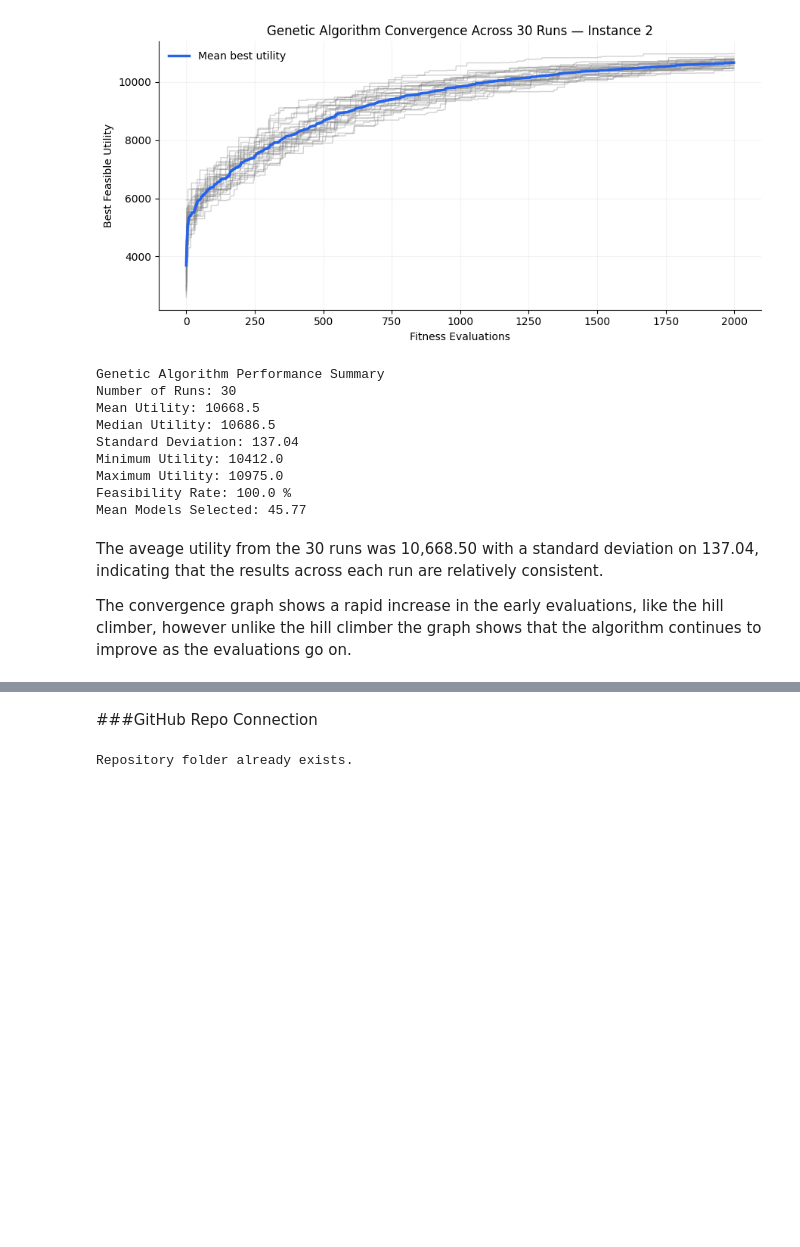
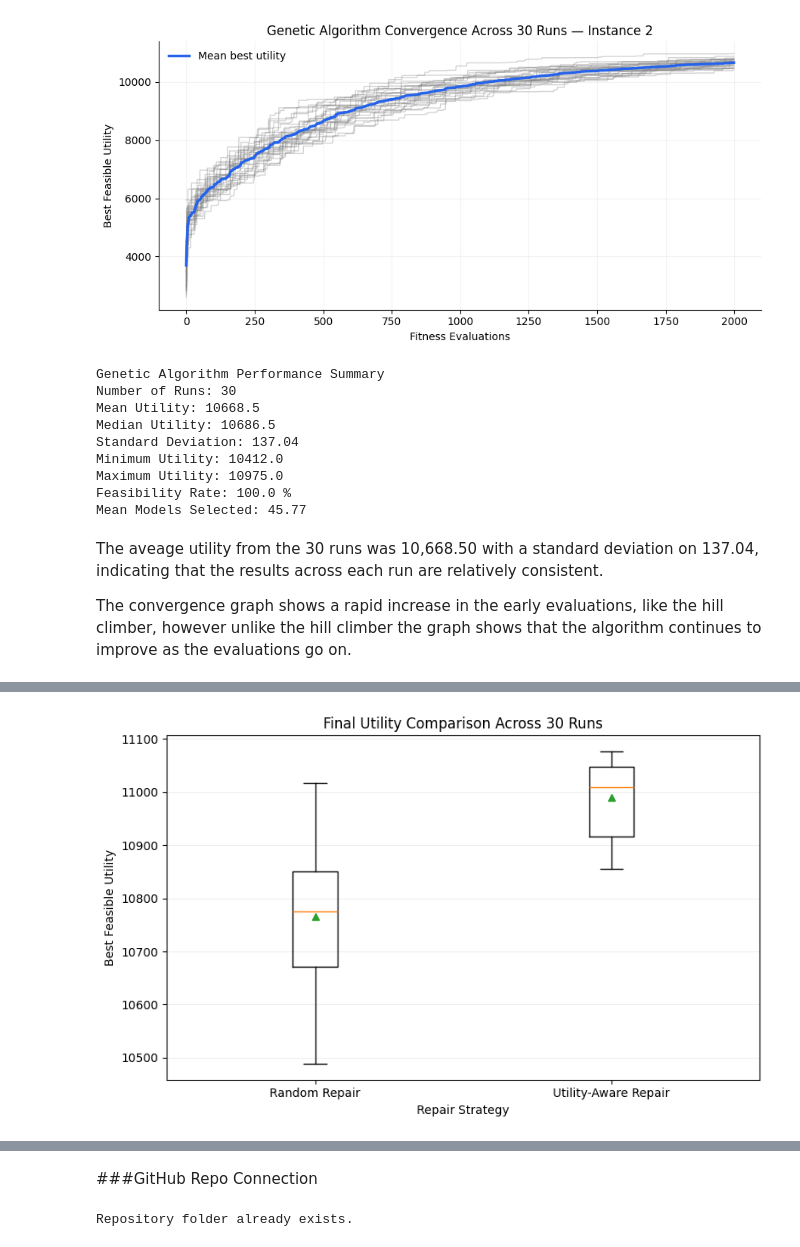
Before and after one commit to ham00496-sketch/CSCU9YE-assignment, a Jupyter notebook: CSCU9YE_Assignment.ipynb, the cells around one changed output, grey strips where cells are left out. Cells and saved outputs as stored; diff of their text form; code cells hidden in the pictures; blank space fills up the shorter version.

Commit message:
Part 3 Hypothesis Testing repair methods

```diff
--- a/CSCU9YE_Assignment.ipynb
+++ b/CSCU9YE_Assignment.ipynb
@@ -950,7 +950,7 @@ Out of the 50 generated random solutions for intance 2 using prop0=0.7
 
 The 15 infeasible solutions highlight the need for constraint handeling. A repair operator will be investigated to modify infeasible solutions by removing selected models until the resource contraints are satisfied, making them feasible.
 # %%
-def repair(sol, demands, capacities):
+def random_repair(sol, utilites, demands, capacities):
     '''
     Removes randomly selected models until the
     solution satisfies all resource constraints.
@@ -985,7 +985,7 @@ def repair(sol, demands, capacities):
 repaired_population = []
 
 for sol in population:
-    repaired_sol = repair(sol, demands2, capacities2)
+    repaired_sol = random_repair(sol,utilities2, demands2, capacities2)
     repaired_population.append(repaired_sol)
 
 # Check feasibility after repair
@@ -1134,7 +1134,7 @@ mutate() intorduces variation
 # %%
 def genetic_algorithm(pop_size, prop0, num_evaluations,
                       utilities, demands, capacities,
-                      tournament_size=3, mutation_rate=None):
+                      tournament_size=3, mutation_rate=None, repair_operator = random_repair, starting_population = None):
     '''
     Performs a Genetic Algorithm with tournament selection,
     one-point crossover, bit-flip mutation and random repair.
@@ -1146,13 +1146,16 @@ def genetic_algorithm(pop_size, prop0, num_evaluations,
         mutation_rate = 1 / num_items
 
     # Generate initial population
-    population = initial_population(pop_size, prop0, num_items)
+    if starting_population is None:
+        population = initial_population(pop_size, prop0, num_items)
+    else:
+        population = [sol.copy() for sol in starting_population]
 
     # Repair and evaluate each solution
     fitness = []
 
     for i in range(pop_size):
-        population[i] = repair(population[i], demands, capacities)
+        population[i] = repair_operator(population[i], utilities, demands, capacities)
 
         val, resources, feasible = evaluate(
             population[i], utilities, demands, capacities
@@ -1207,7 +1210,7 @@ def genetic_algorithm(pop_size, prop0, num_evaluations,
 
                 # Mutate and repair
                 child = mutate(child, mutation_rate)
-                child = repair(child, demands, capacities)
+                child = repair_operator(child, utilities, demands, capacities)
 
                 # Evaluate child
                 val, resources, feasible = evaluate(
@@ -1395,0 +1688,32 @@ The convergence graph shows a rapid increase in the early evaluations, like the
+# %%
+fig, ax = plt.subplots(figsize=(8, 5))
+
+data = [
+    comparison_df.loc[
+        comparison_df["Algorithm"] == "Random Repair",
+        "Best Utility"
+    ],
+    comparison_df.loc[
+        comparison_df["Algorithm"] == "Utility-Aware Repair",
+        "Best Utility"
+    ]
+]
+
+ax.boxplot(
+    data,
+    tick_labels=["Random Repair", "Utility-Aware Repair"],
+    showmeans=True
+)
+
+ax.set(
+    title="Final Utility Comparison Across 30 Runs",
+    xlabel="Repair Strategy",
+    ylabel="Best Feasible Utility"
+)
+
+ax.grid(axis="y", alpha=0.2)
+
+plt.tight_layout()
+plt.show()
+# %% [output]
+[figure, added]
```
Also changed, not shown: parts of 25 cells of this notebook.
